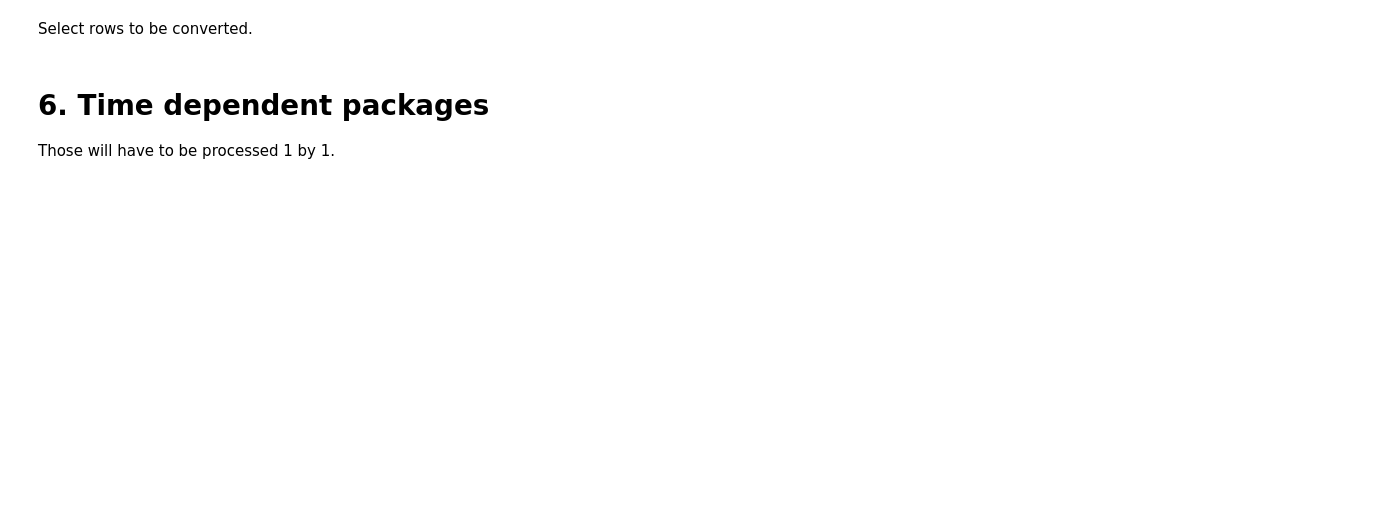
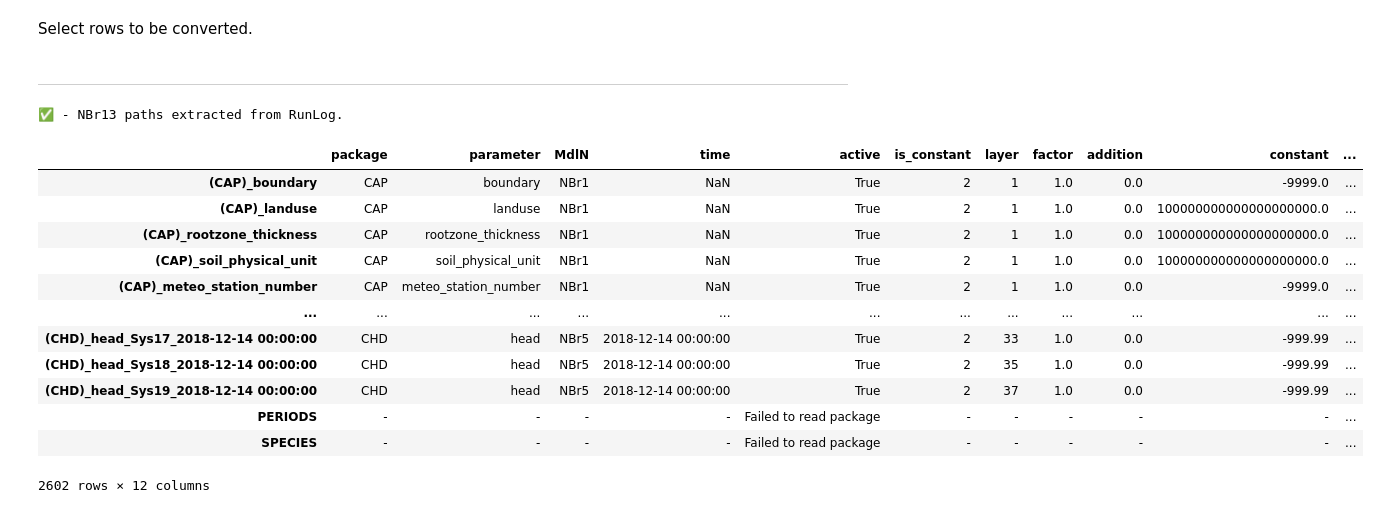
Before and after one commit to Ydrolog/WS_Mdl, a Jupyter notebook: code/PrP/Mdl_In_to_MM/Mdl_In_to_MM_NBr13.ipynb, the cells around one changed output. Saved outputs shown, nothing was run; the diff lists cells and outputs as text; code cells hidden in the pictures; blank space fills up the shorter version.

```diff
--- a/code/PrP/Mdl_In_to_MM/Mdl_In_to_MM_NBr13.ipynb
+++ b/code/PrP/Mdl_In_to_MM/Mdl_In_to_MM_NBr13.ipynb
@@ -29,5 +34,24 @@ G.PRJ_to_TIF(MdlN)
-# %% [markdown]
-# 6. Time dependent packages
-Those will have to be processed 1 by 1.
+# %% [markdown]
+---
+# %%
+DF = UIM.PRJ_to_DF(MdlN, verbose=False)
+# %% [output]
+✅ - NBr13 paths extracted from RunLog.
+# %%
+DF
+# %% [output]
+|  | package | parameter | MdlN | time | active | is_constant | layer | factor | addition | constant | ... |
+| (CAP)_boundary | CAP | boundary | NBr1 | NaN | True | 2 | 1 | 1.0 | 0.0 | -9999.0 | ... |
+| (CAP)_landuse | CAP | landuse | NBr1 | NaN | True | 2 | 1 | 1.0 | 0.0 | 100000000000000000000.0 | ... |
+| (CAP)_rootzone_thickness | CAP | rootzone_thickness | NBr1 | NaN | True | 2 | 1 | 1.0 | 0.0 | 100000000000000000000.0 | ... |
+| (CAP)_soil_physical_unit | CAP | soil_physical_unit | NBr1 | NaN | True | 2 | 1 | 1.0 | 0.0 | 100000000000000000000.0 | ... |
+| (CAP)_meteo_station_number | CAP | meteo_station_number | NBr1 | NaN | True | 2 | 1 | 1.0 | 0.0 | -9999.0 | ... |
+| ... | ... | ... | ... | ... | ... | ... | ... | ... | ... | ... | ... |
+| (CHD)_head_Sys17_2018-12-14 00:00:00 | CHD | head | NBr5 | 2018-12-14 00:00:00 | True | 2 | 33 | 1.0 | 0.0 | -999.99 | ... |
+| (CHD)_head_Sys18_2018-12-14 00:00:00 | CHD | head | NBr5 | 2018-12-14 00:00:00 | True | 2 | 35 | 1.0 | 0.0 | -999.99 | ... |
+| (CHD)_head_Sys19_2018-12-14 00:00:00 | CHD | head | NBr5 | 2018-12-14 00:00:00 | True | 2 | 37 | 1.0 | 0.0 | -999.99 | ... |
+| PERIODS | - | - | - | - | Failed to read package | - | - | - | - | - | ... |
+| SPECIES | - | - | - | - | Failed to read package | - | - | - | - | - | ... |
+2602 rows × 12 columns
 # %%
 d_paths = U.get_MdlN_paths(MdlN)
```
Also changed, not shown: parts of 30 cells of this notebook, 12 other files.
